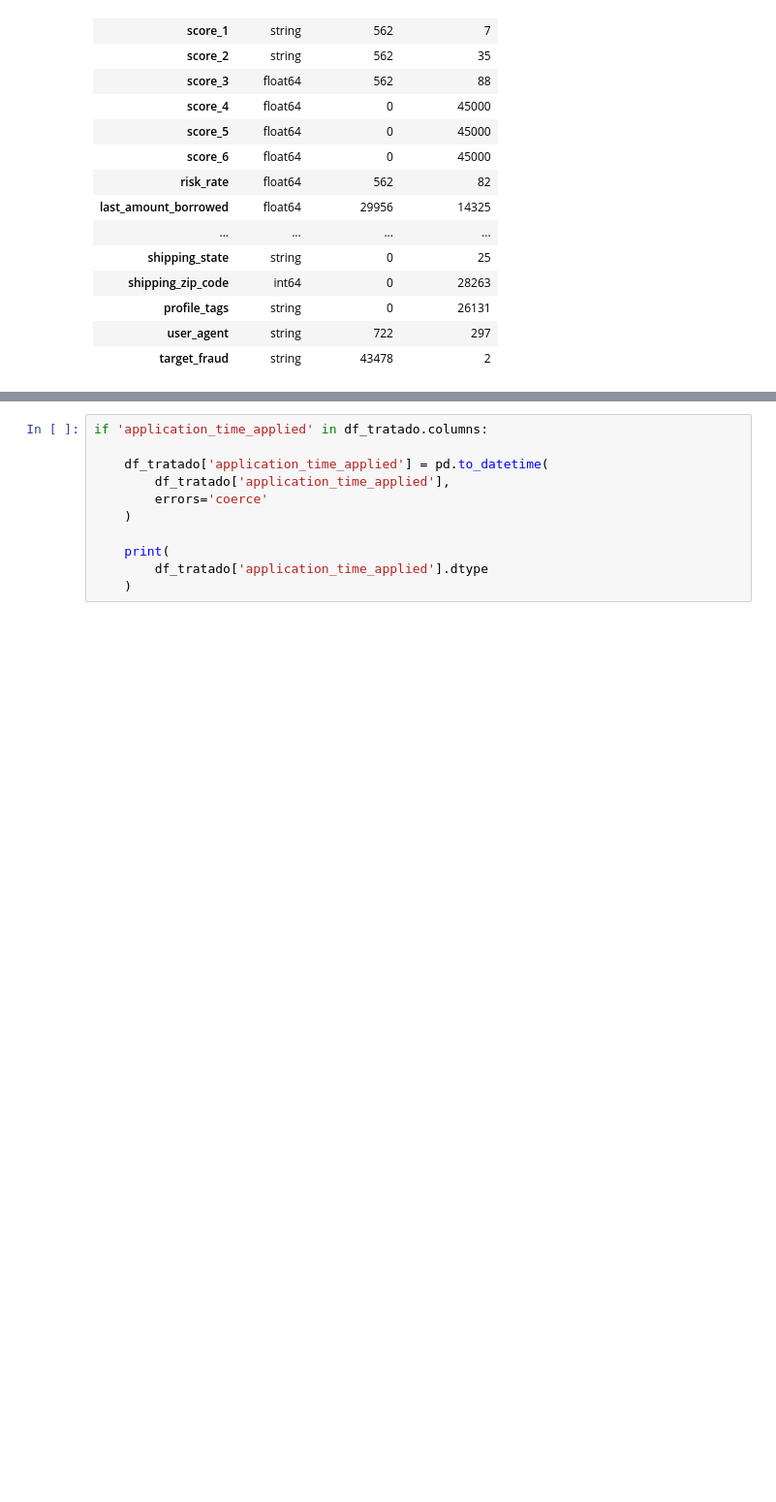
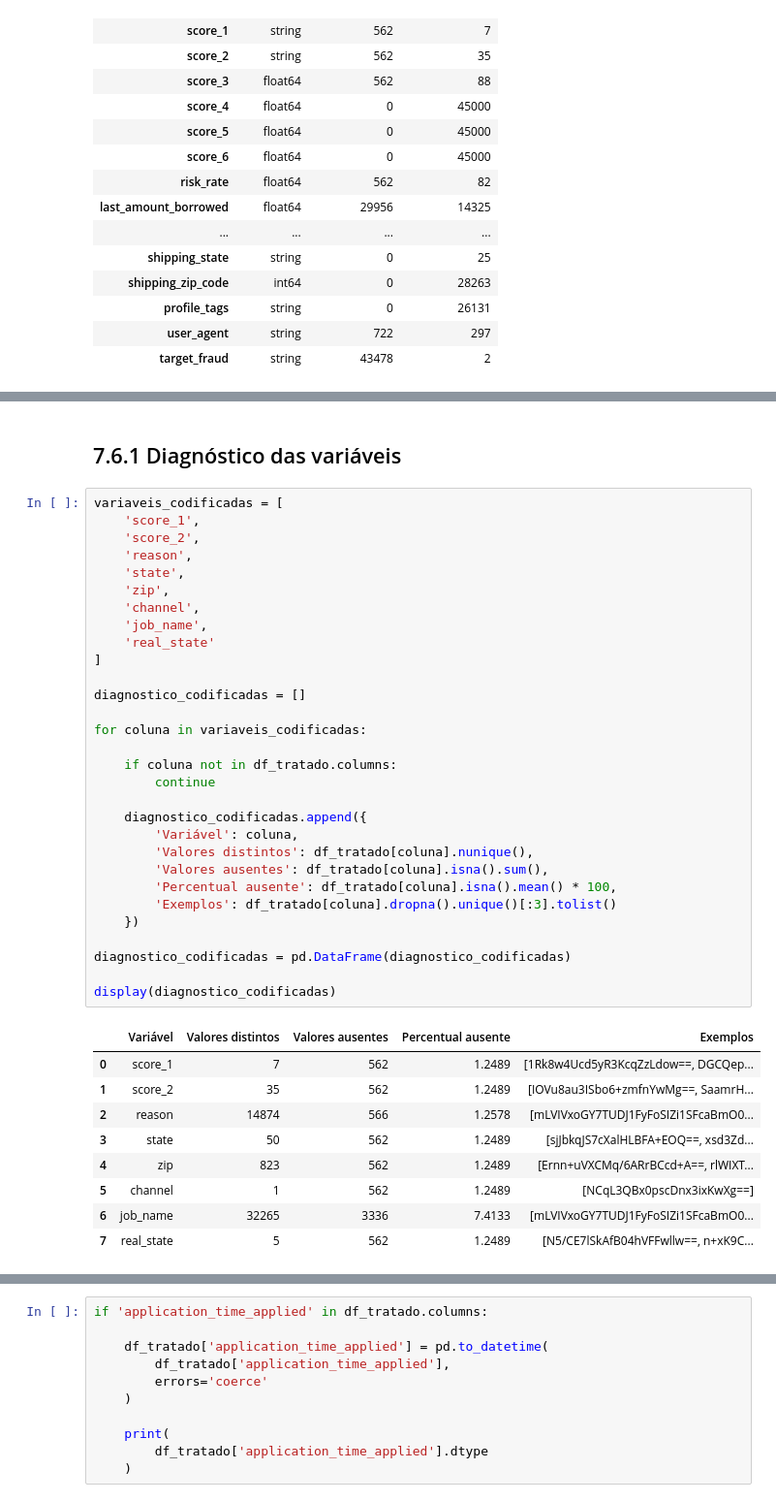
Before and after one commit to gmatheushq/Analise-de-Credito, a Jupyter notebook: analise_credito_TRATAMENTO.ipynb, the cells around one changed output, grey strips where cells are left out. Shown at 97% size. Saved outputs shown, nothing was run; the diff lists cells and outputs as text; blank space fills up the shorter version.

```diff
--- a/analise_credito_TRATAMENTO.ipynb
+++ b/analise_credito_TRATAMENTO.ipynb
@@ -1087,0 +1098,42 @@ display(
+# %% [markdown]
+## 7.6.1 Diagnóstico das variáveis
+# %%
+variaveis_codificadas = [
+    'score_1',
+    'score_2',
+    'reason',
+    'state',
+    'zip',
+    'channel',
+    'job_name',
+    'real_state'
+]
+
+diagnostico_codificadas = []
+
+for coluna in variaveis_codificadas:
+
+    if coluna not in df_tratado.columns:
+        continue
+
+    diagnostico_codificadas.append({
+        'Variável': coluna,
+        'Valores distintos': df_tratado[coluna].nunique(),
+        'Valores ausentes': df_tratado[coluna].isna().sum(),
+        'Percentual ausente': df_tratado[coluna].isna().mean() * 100,
+        'Exemplos': df_tratado[coluna].dropna().unique()[:3].tolist()
+    })
+
+diagnostico_codificadas = pd.DataFrame(diagnostico_codificadas)
+
+display(diagnostico_codificadas)
+# %% [output]
+|  | Variável | Valores distintos | Valores ausentes | Percentual ausente | Exemplos |
+| 0 | score_1 | 7 | 562 | 1.2489 | [1Rk8w4Ucd5yR3KcqZzLdow==, DGCQep... |
+| 1 | score_2 | 35 | 562 | 1.2489 | [IOVu8au3ISbo6+zmfnYwMg==, SaamrH... |
+| 2 | reason | 14874 | 566 | 1.2578 | [mLVIVxoGY7TUDJ1FyFoSIZi1SFcaBmO0... |
+| 3 | state | 50 | 562 | 1.2489 | [sjJbkqJS7cXalHLBFA+EOQ==, xsd3Zd... |
+| 4 | zip | 823 | 562 | 1.2489 | [Ernn+uVXCMq/6ARrBCcd+A==, rlWIXT... |
+| 5 | channel | 1 | 562 | 1.2489 | [NCqL3QBx0pscDnx3ixKwXg==] |
+| 6 | job_name | 32265 | 3336 | 7.4133 | [mLVIVxoGY7TUDJ1FyFoSIZi1SFcaBmO0... |
+| 7 | real_state | 5 | 562 | 1.2489 | [N5/CE7lSkAfB04hVFFwllw==, n+xK9C... |
```
Also changed, not shown: parts of 13 cells of this notebook.
